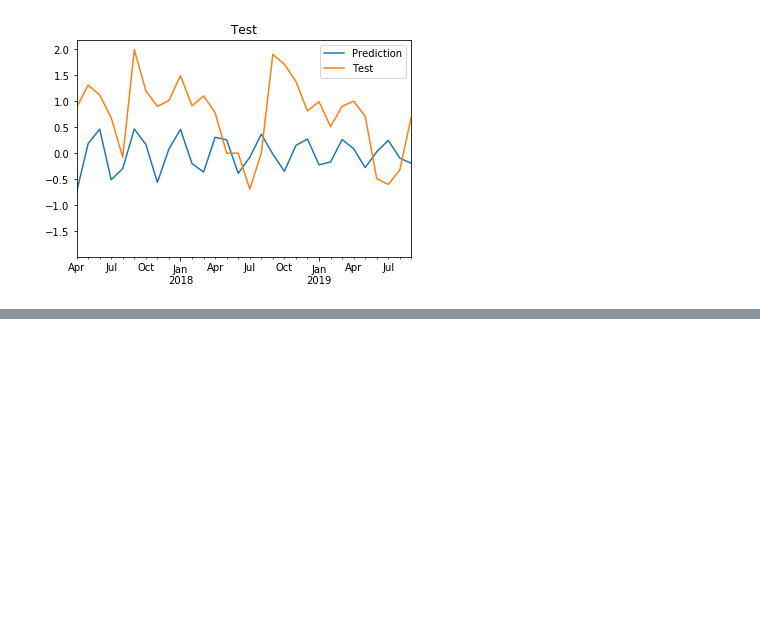
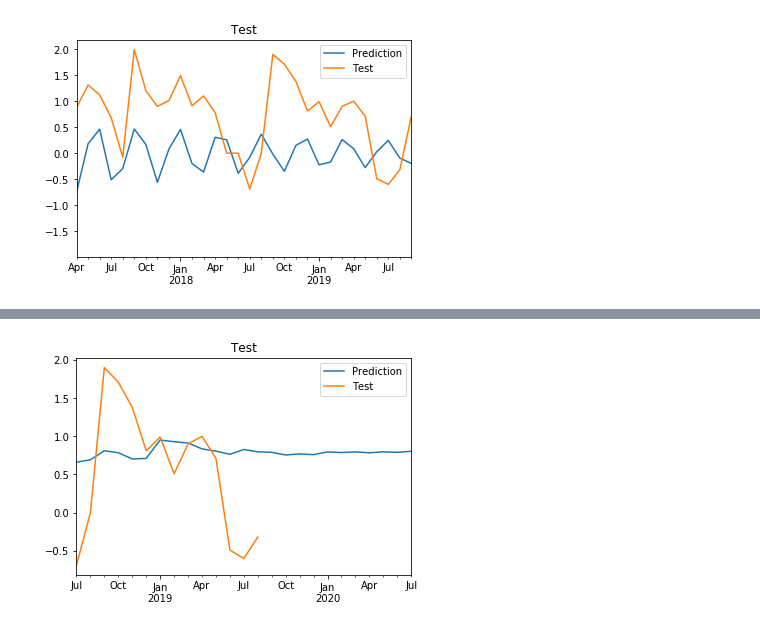
Before and after one commit to gamble27/CPI, a Jupyter notebook: CPI_monthly.ipynb, the cells around one changed output, grey strips where cells are left out. Saved outputs shown, nothing was run; the diff lists cells and outputs as text; code cells hidden in the pictures; blank space fills up the shorter version.

```diff
--- a/CPI_monthly.ipynb
+++ b/CPI_monthly.ipynb
@@ -249,0 +362,19 @@ Maybe somehow increase period?
+# %%
+def test_model(parameters):
+    """
+    parameters: (p,d,q) tuple
+    """
+    arima_model = arima.ARIMA(cpi_short, parameters, freq='M').fit()
+
+    predict = arima_model.predict(idx_train,
+                             '2020-07-31',
+                              dynamic=True)
+
+    predict.plot(label="Prediction")
+    cpi_valid.plot(label="Test")
+    plt.legend(loc='best')
+    plt.title('Test')
+# %%
+test_model(params)
+# %% [output]
+[figure, added]
```
Also changed, not shown: parts of 32 cells of this notebook, 1 other file.
